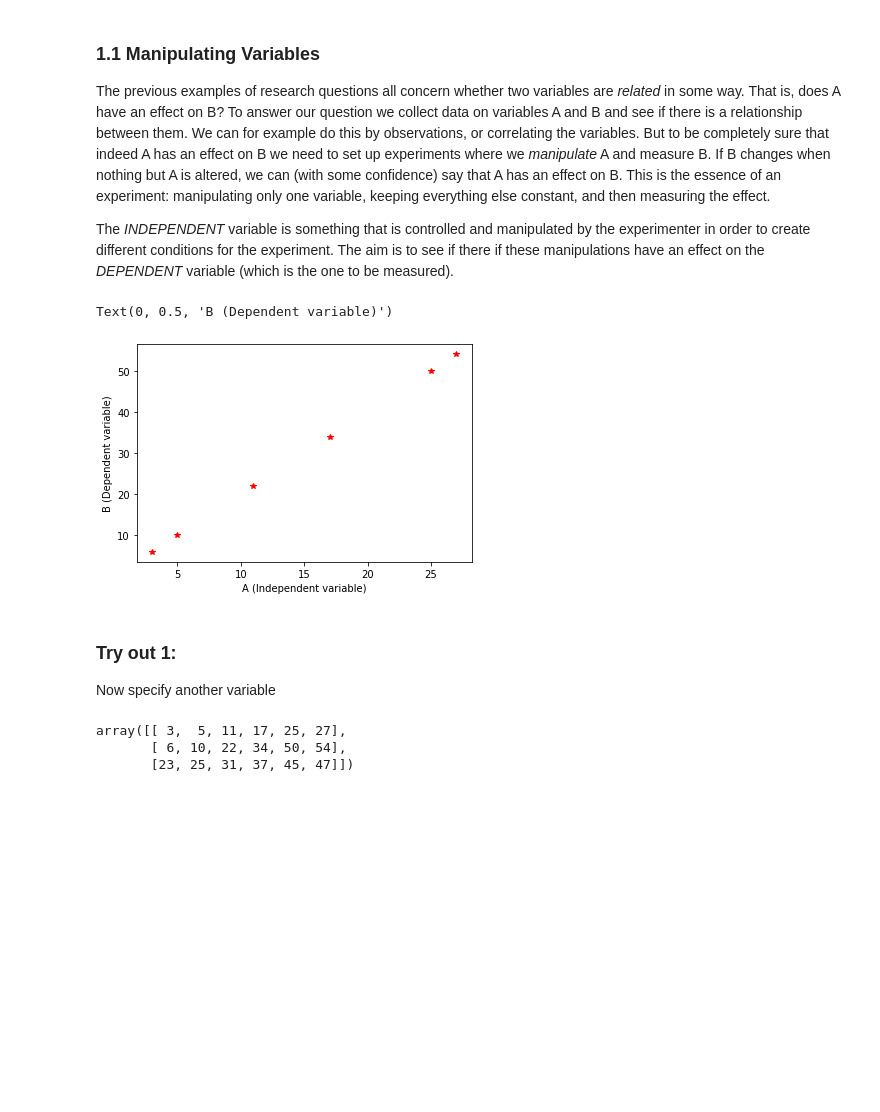
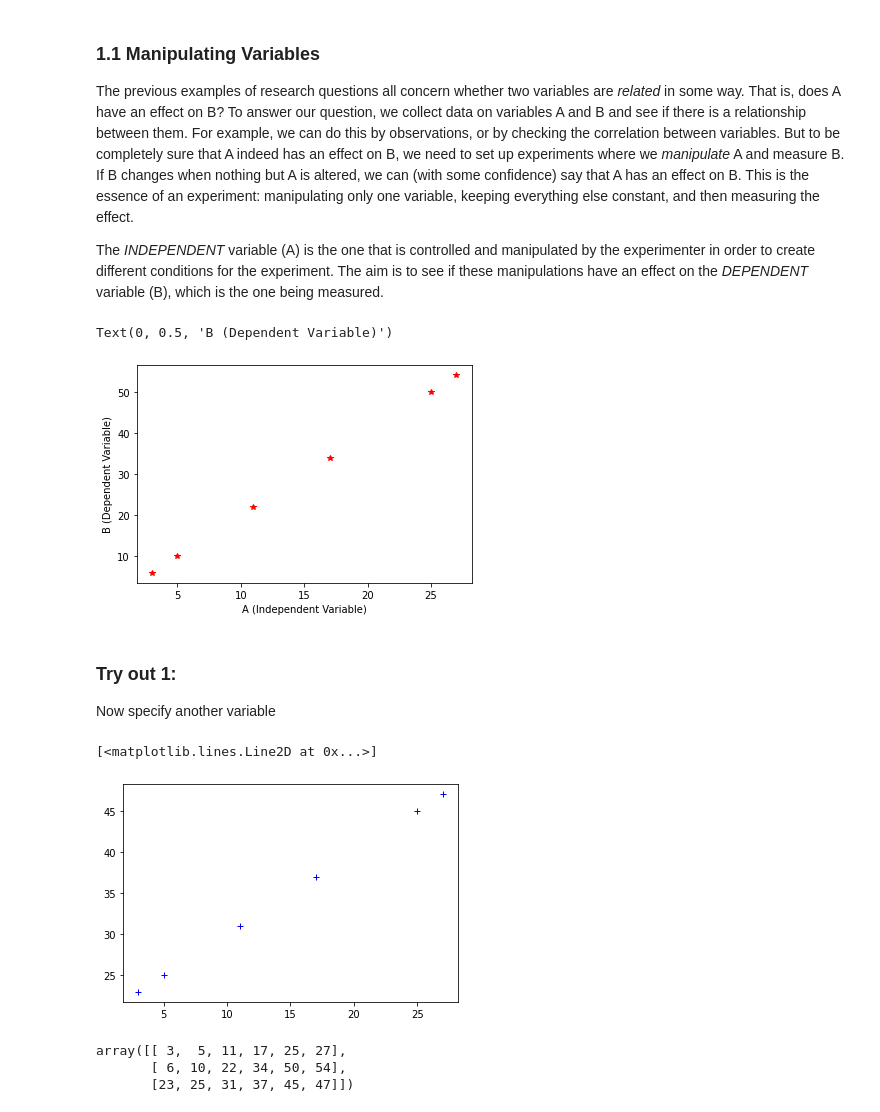
Before and after one commit to sofiadahl/Design_and_Analysis_of_Experiments, a Jupyter notebook: DAE1_Variables.ipynb, the cells around one changed output. Cells and saved outputs as stored; diff of their text form; code cells hidden in the pictures; blank space fills up the shorter version.

```diff
--- a/DAE1_Variables.ipynb
+++ b/DAE1_Variables.ipynb
@@ -45,12 +45,12 @@ We tend to be interested in such things because they can help us to answer our r
 ### 1.1 Manipulating Variables
 
 The previous examples of research questions all concern whether two variables are *related* in some way. That is, does A have an effect on B?
-To answer our question we collect data on variables A and B and see if there is a relationship between them. We can for example do this by observations, or correlating the variables. But to be completely sure that indeed A has an effect on B we need to set up experiments where we *manipulate* A and measure B. If B changes when nothing but A is altered, we can (with some confidence) say that A has an effect on B. This is the essence of an experiment: manipulating only one variable, keeping everything else constant, and then measuring the effect.
+To answer our question, we collect data on variables A and B and see if there is a relationship between them. For example, we can do this by observations, or by checking the correlation between variables. But to be completely sure that A indeed has an effect on B, we need to set up experiments where we *manipulate* A and measure B. If B changes when nothing but A is altered, we can (with some confidence) say that A has an effect on B. This is the essence of an experiment: manipulating only one variable, keeping everything else constant, and then measuring the effect.
 
-The *INDEPENDENT* variable is something that is controlled and manipulated
+The *INDEPENDENT* variable (A) is the one that is controlled and manipulated
 by the experimenter in order to create different conditions for the
-experiment. The aim is to see if there if these manipulations have an
-effect on the *DEPENDENT* variable (which is the one to be measured).
+experiment. The aim is to see if these manipulations have an
+effect on the *DEPENDENT* variable (B), which is the one being measured.
 # %%
 #Let's assume we have a variable A
 # we can generate an array
@@ -62,10 +62,10 @@ B=2*A
 
 plt.plot(A,B, 'r*')
 
-plt.xlabel('A (Independent variable)')
-plt.ylabel('B (Dependent variable)')
+plt.xlabel('A (Independent Variable)')
+plt.ylabel('B (Dependent Variable)')
 # %% [output]
-Text(0, 0.5, 'B (Dependent variable)')
+Text(0, 0.5, 'B (Dependent Variable)')
 [figure]
 # %% [markdown]
 ### Try out 1:
@@ -73,9 +73,12 @@ Now specify another variable
 # %%
 #TRY OUT:
 #specify a variable C= A+ 20 and plot this vs. A
 
-C=
+C= A + 20
 plt.plot(A,C, 'b+')
+# %% [output]
+[<matplotlib.lines.Line2D at 0x...>]
+[figure, added]
 # %%
 # We can combine our variables into a 2D array
 array=np.array([A,B,C])
```
Also changed, not shown: parts of 10 cells of this notebook.
